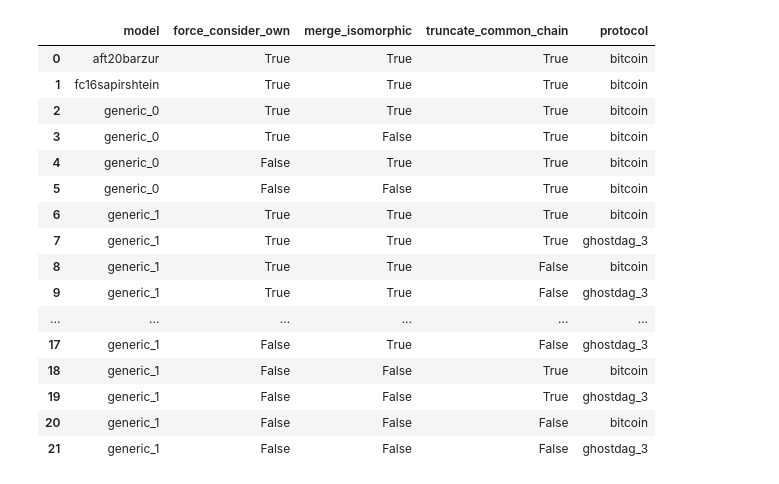
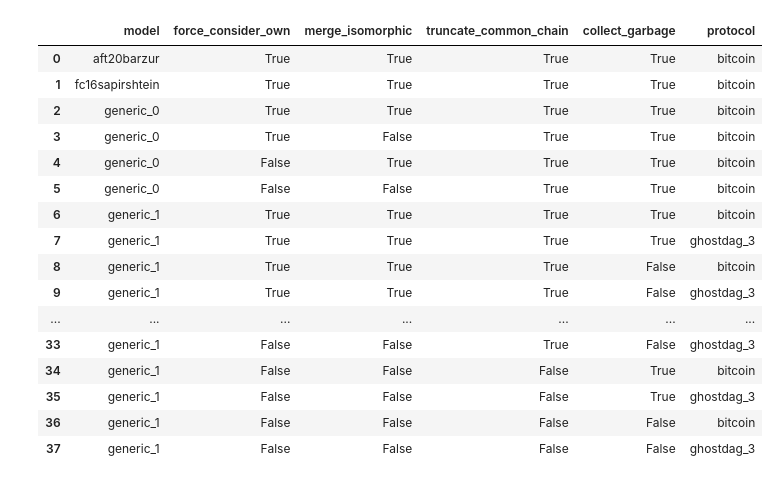
Before and after one commit to pkel/cpr, a Jupyter notebook: mdp/2-generic-v1-state-space-size.ipynb, the cells around one changed output. Cells and saved outputs as stored; diff of their text form; code cells hidden in the pictures.

```diff
--- a/mdp/2-generic-v1-state-space-size.ipynb
+++ b/mdp/2-generic-v1-state-space-size.ipynb
@@ -31,6 +31,7 @@ add_model(
     force_consider_own=True,
     merge_isomorphic=True,
     truncate_common_chain=True,
+    collect_garbage=True,
     protocol="bitcoin",
     implicit_mdp=AFT20BarZur(**network, maximum_fork_length=999999),
 )
@@ -39,6 +40,7 @@ add_model(
     force_consider_own=True,
     merge_isomorphic=True,
     truncate_common_chain=True,
+    collect_garbage=True,
     protocol="bitcoin",
     implicit_mdp=FC16Sapirshtein(**network, maximum_fork_length=999999),
 )
@@ -46,73 +48,79 @@ for fco in [True, False]:
     for mi in [True, False]:
         add_model(
             model="generic_0",
             force_consider_own=fco,
             merge_isomorphic=mi,
             truncate_common_chain=True,
+            collect_garbage=True,
             protocol="bitcoin",
             implicit_mdp=G0Model(
                 G0Bitcoin(),
                 **network,
                 maximum_size=999999,
                 force_consider_own=fco,
                 merge_isomorphic=mi,
             ),
         )
 
 for fco in [True, False]:
     for mi in [True, False]:
         for tcc in [True, False]:
-            add_model(
-                model="generic_1",
-                force_consider_own=fco,
-                merge_isomorphic=mi,
-                truncate_common_chain=tcc,
-                protocol="bitcoin",
-                implicit_mdp=G1Model(
-                    G1Bitcoin,
-                    **network,
+            for cg in [True, False]:
+                add_model(
+                    model="generic_1",
                     force_consider_own=fco,
                     merge_isomorphic=mi,
                     truncate_common_chain=tcc,
-                ),
-            )
-            add_model(
-                model="generic_1",
-                force_consider_own=fco,
-                merge_isomorphic=mi,
-                truncate_common_chain=tcc,
-                protocol="ghostdag_3",
-                implicit_mdp=G1Model(
-                    G1Ghostdag,
-                    k=3,
-                    **network,
+                    collect_garbage=cg,
+                    protocol="bitcoin",
+                    implicit_mdp=G1Model(
+                        G1Bitcoin,
+                        **network,
+                        force_consider_own=fco,
+                        merge_isomorphic=mi,
+                        collect_garbage=cg,
+                        truncate_common_chain=tcc,
+                    ),
+                )
+                add_model(
+                    model="generic_1",
                     force_consider_own=fco,
                     merge_isomorphic=mi,
                     truncate_common_chain=tcc,
-                ),
-            )
+                    collect_garbage=cg,
+                    protocol="ghostdag_3",
+                    implicit_mdp=G1Model(
+                        G1Ghostdag,
+                        k=3,
+                        **network,
+                        force_consider_own=fco,
+                        merge_isomorphic=mi,
+                        collect_garbage=cg,
+                        truncate_common_chain=tcc,
+                    ),
+                )
 
 
 models = pandas.DataFrame(models)
 models
 # %% [output]
-|  | model | force_consider_own | merge_isomorphic | truncate_common_chain | protocol |
-| 0 | aft20barzur | True | True | True | bitcoin |
-| 1 | fc16sapirshtein | True | True | True | bitcoin |
-| 2 | generic_0 | True | True | True | bitcoin |
-| 3 | generic_0 | True | False | True | bitcoin |
-| 4 | generic_0 | False | True | True | bitcoin |
-| 5 | generic_0 | False | False | True | bitcoin |
-| 6 | generic_1 | True | True | True | bitcoin |
-| 7 | generic_1 | True | True | True | ghostdag_3 |
-| 8 | generic_1 | True | True | False | bitcoin |
-| 9 | generic_1 | True | True | False | ghostdag_3 |
-| ... | ... | ... | ... | ... | ... |
-| 17 | generic_1 | False | True | False | ghostdag_3 |
-| 18 | generic_1 | False | False | True | bitcoin |
-| 19 | generic_1 | False | False | True | ghostdag_3 |
-| 20 | generic_1 | False | False | False | bitcoin |
-| 21 | generic_1 | False | False | False | ghostdag_3 |
+|  | model | force_consider_own | merge_isomorphic | truncate_common_chain | collect_garbage | protocol |
+| 0 | aft20barzur | True | True | True | True | bitcoin |
+| 1 | fc16sapirshtein | True | True | True | True | bitcoin |
+| 2 | generic_0 | True | True | True | True | bitcoin |
+| 3 | generic_0 | True | False | True | True | bitcoin |
+| 4 | generic_0 | False | True | True | True | bitcoin |
+| 5 | generic_0 | False | False | True | True | bitcoin |
+| 6 | generic_1 | True | True | True | True | bitcoin |
+| 7 | generic_1 | True | True | True | True | ghostdag_3 |
+| 8 | generic_1 | True | True | True | False | bitcoin |
+| 9 | generic_1 | True | True | True | False | ghostdag_3 |
+| ... | ... | ... | ... | ... | ... | ... |
+| 33 | generic_1 | False | False | True | False | ghostdag_3 |
+| 34 | generic_1 | False | False | False | True | bitcoin |
+| 35 | generic_1 | False | False | False | True | ghostdag_3 |
+| 36 | generic_1 | False | False | False | False | bitcoin |
+| 37 | generic_1 | False | False | False | False | ghostdag_3 |
 # %%
 horizon = 30  # paper: 100
 
```
Also changed, not shown: parts of 6 cells of this notebook, 5 other files.
